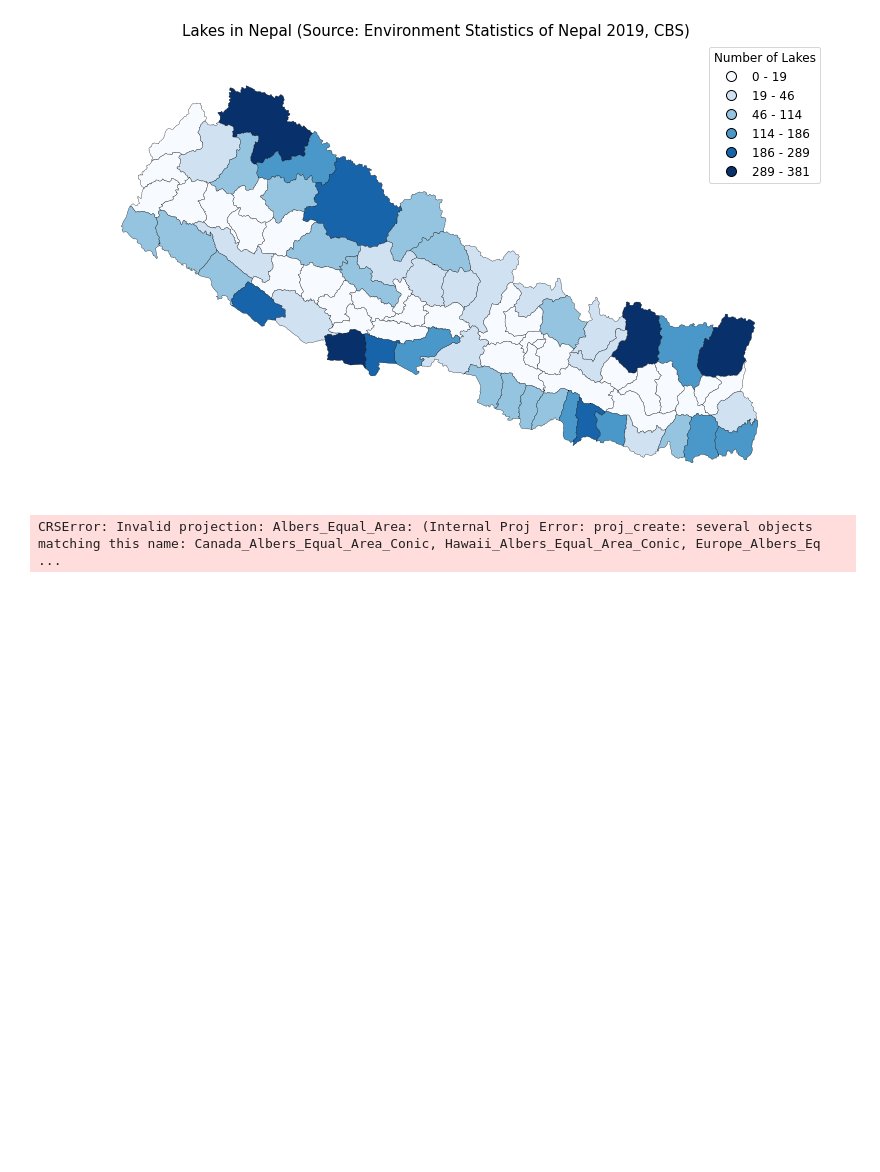
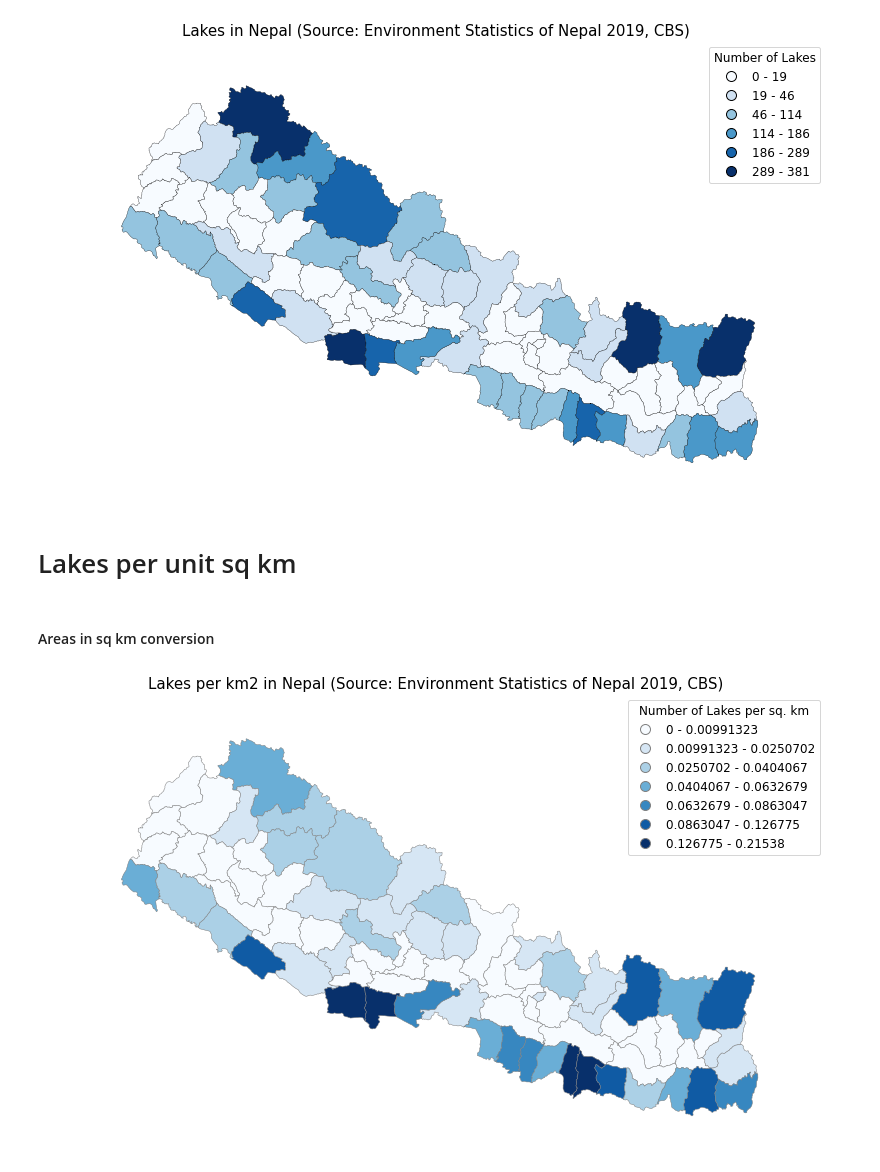
Before and after one commit to pratikluitel/AdventuresInGeoData, a Jupyter notebook: notebooks/LakesNepal.ipynb, the cells around one changed output. Saved outputs shown, nothing was run; the diff lists cells and outputs as text; code cells hidden in the pictures; blank space fills up the shorter version.

Commit message:
lakes per unit area added

```diff
--- a/notebooks/LakesNepal.ipynb
+++ b/notebooks/LakesNepal.ipynb
@@ -49,7 +46,30 @@ plt.title("Lakes in Nepal (Source: Environment Statistics of Nepal 2019, CBS)",
 # plt.savefig('../visualizations/LakesInNepal.svg', bbox_inches='tight')
 # %% [output]
 [figure]
-# %%
-final_lakes_data.to_crs('Albers_Equal_Area').area
-# %% [output]
-CRSError: Invalid projection: Albers_Equal_Area: (Internal Proj Error: proj_create: several objects matching this name: Canada_Albers_Equal_Area_Conic, Hawaii_Albers_Equal_Area_Conic, Europe_Albers_Eq ...
+# %% [markdown]
+# Lakes per unit sq km
+# %% [markdown]
+#### Areas in sq km conversion
+# %%
+# Changing the projection from unit degree (EPSG:4326) to cartesian (EPSG:6933) and finding area approximation
+areas = map_data.copy().to_crs('epsg:6933')['geometry'].area/10**6
+
+unit_lake_data = final_lakes_data.copy()
+unit_lake_data['Total Lake'] = unit_lake_data['Total Lake']/areas
+# %%
+scheme = mc.FisherJenks(unit_lake_data['Total Lake'], k=7)
+gplt.choropleth(
+    unit_lake_data, figsize=(14,9),
+    hue='Total Lake', projection=gcrs.AlbersEqualArea(),
+    cmap='Blues', linewidth=0.5, edgecolor='gray',
+    legend_kwargs={"loc":"best",
+                    "fontsize": "large",
+                    "title":"Number of Lakes per sq. km",
+                    "title_fontsize":"large"},
+    legend=True, scheme=scheme
+)
+
+plt.title("Lakes per km2 in Nepal (Source: Environment Statistics of Nepal 2019, CBS)", fontdict={"fontsize": 15}, pad=5)
+plt.savefig('../visualizations/LakesPuAreaNepal.svg', bbox_inches='tight')
+# %% [output]
+[figure, added]
```
Also changed, not shown: parts of 1 cell of this notebook.
